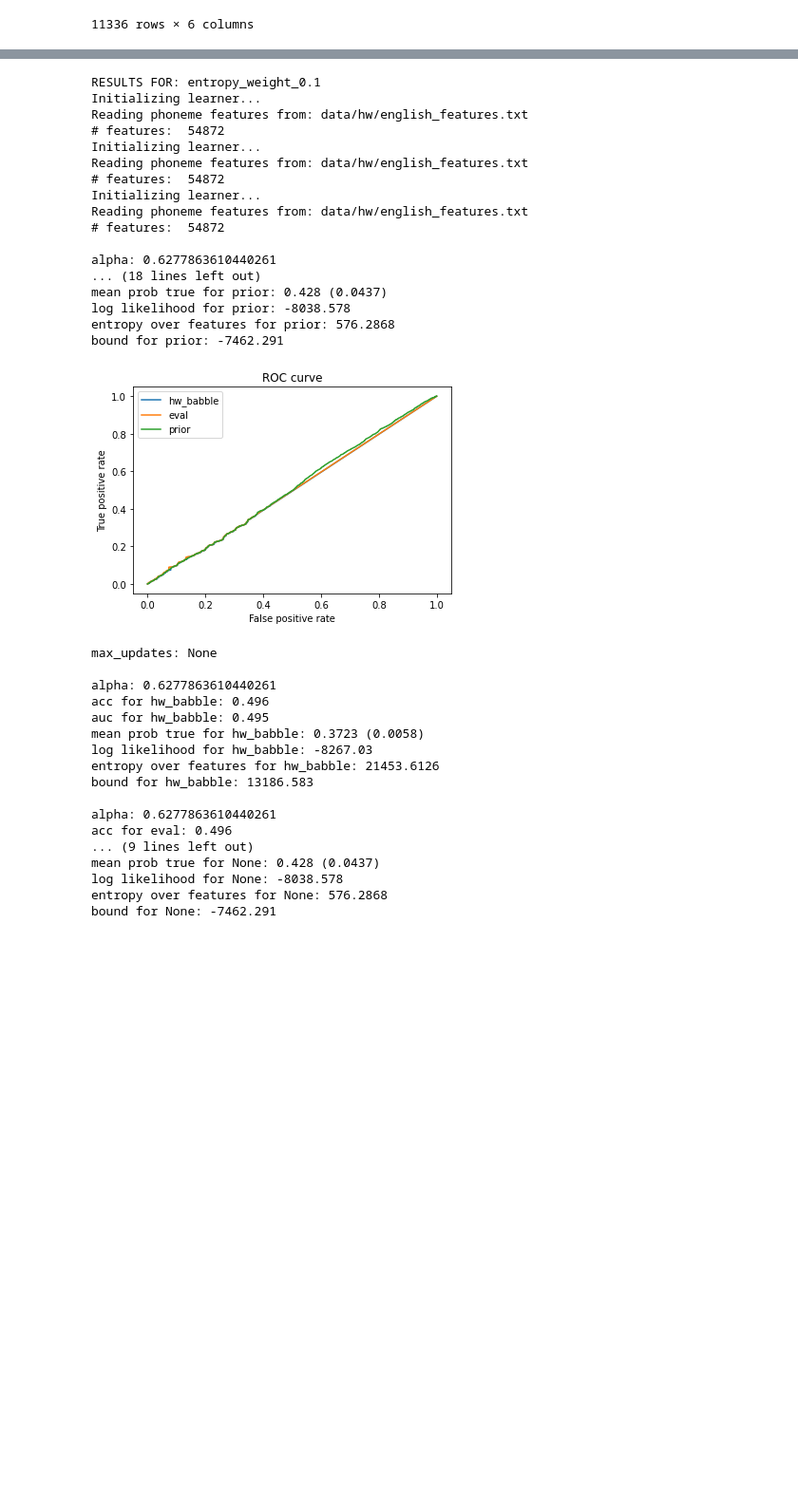
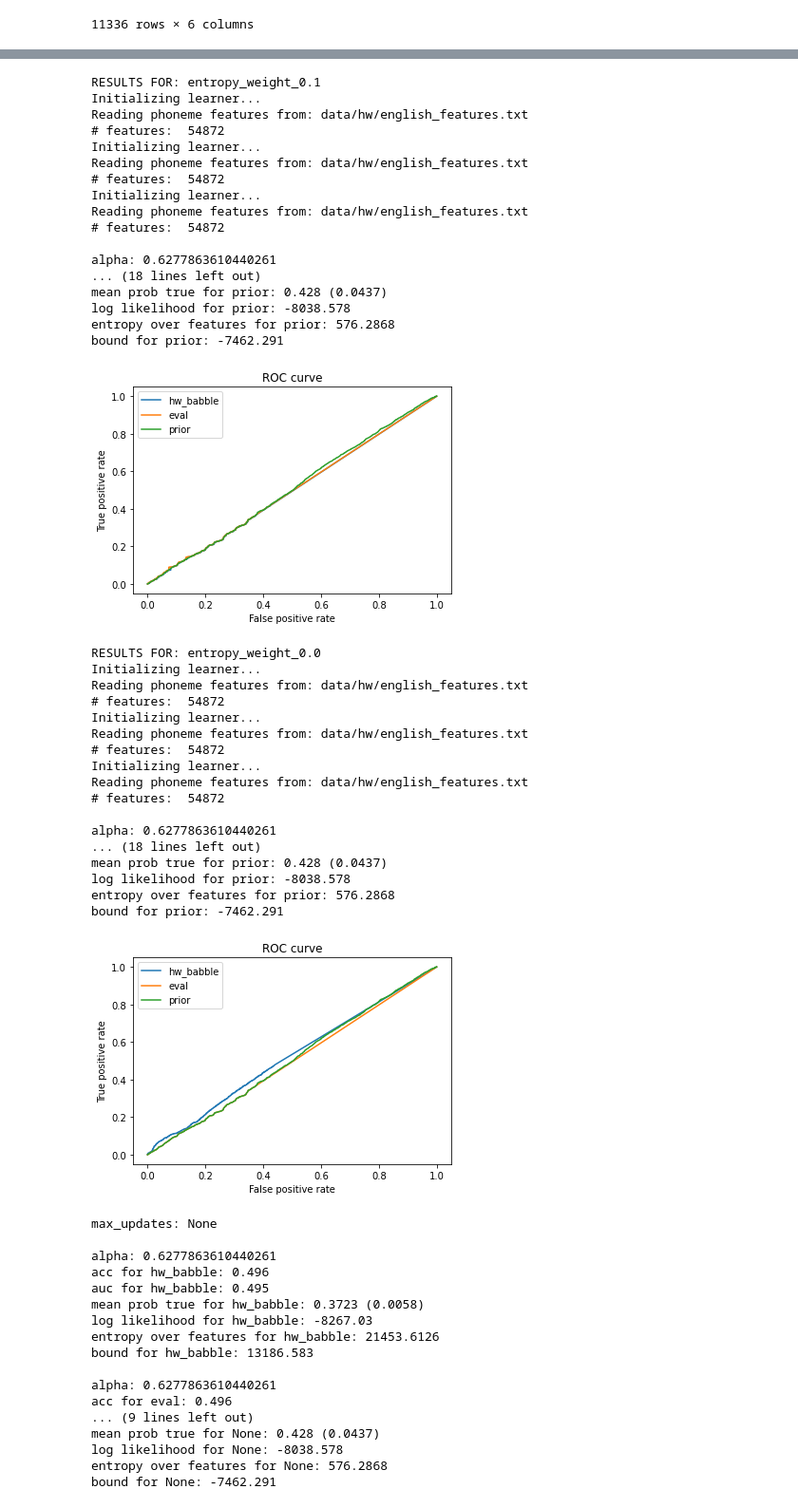
Before and after one commit to jacobandreas/lm-informants, a Jupyter notebook: analyze_english_big_batch.ipynb, the cells around one changed output, grey strips where cells are left out. Shown at 95% size. Drawn from its saved outputs; the diff is of its cells as text; code cells hidden in the pictures; blank space fills up the shorter version.

```diff
--- a/analyze_english_big_batch.ipynb
+++ b/analyze_english_big_batch.ipynb
@@ -118,6 +119,7 @@ def get_results(df, lla=0.522731931474557, prior_prob=0.00138533389897108, num_s
     return probs_by_train_file, costs_by_train_file, aucs_by_train_file
 # %%
 entropy_weight_df = df_1128[df_1128['tag']=='entropy_weight_0.1']
+entropy_weight_0_df = df_1128[df_1128['tag']=='entropy_weight_0.0']
 no_weight_df = df_1114[df_1114['tag']=='None']
 
 lla = 0.522731931474557
@@ -127,6 +129,7 @@ lla = 0.522731931474557
 for (label, temp_df) in [
     ('no_weight', no_weight_df),
     ('entropy_weight_0.1', entropy_weight_df),
+    ('entropy_weight_0.0', entropy_weight_0_df),
     ]:
     print('\n\n\n')
     print(f"RESULTS FOR: {label}")
@@ -164,33 +167,51 @@ Reading phoneme features from: data/hw/english_features.txt
 # features:  54872
 Initializing learner...
 Reading phoneme features from: data/hw/english_features.txt
 # features:  54872
 
 alpha: 0.6277863610440261
 ... (18 lines left out)
 mean prob true for prior: 0.428 (0.0437)
 log likelihood for prior: -8038.578
 entropy over features for prior: 576.2868
 bound for prior: -7462.291
 [figure]
 RESULTS FOR: entropy_weight_0.1
 Initializing learner...
 Reading phoneme features from: data/hw/english_features.txt
 # features:  54872
 Initializing learner...
 Reading phoneme features from: data/hw/english_features.txt
 # features:  54872
 Initializing learner...
 Reading phoneme features from: data/hw/english_features.txt
 # features:  54872
 
 alpha: 0.6277863610440261
 ... (18 lines left out)
 mean prob true for prior: 0.428 (0.0437)
 log likelihood for prior: -8038.578
 entropy over features for prior: 576.2868
 bound for prior: -7462.291
 [figure]
+RESULTS FOR: entropy_weight_0.0
+Initializing learner...
+Reading phoneme features from: data/hw/english_features.txt
+# features:  54872
+Initializing learner...
+Reading phoneme features from: data/hw/english_features.txt
+# features:  54872
+Initializing learner...
+Reading phoneme features from: data/hw/english_features.txt
+# features:  54872
+
+alpha: 0.6277863610440261
+... (18 lines left out)
+mean prob true for prior: 0.428 (0.0437)
+log likelihood for prior: -8038.578
+entropy over features for prior: 576.2868
+bound for prior: -7462.291
+[figure, added]
 # %%
 # %% [output]
 max_updates: None
```
Also changed, not shown: parts of 1 cell of this notebook, 7 other files.
